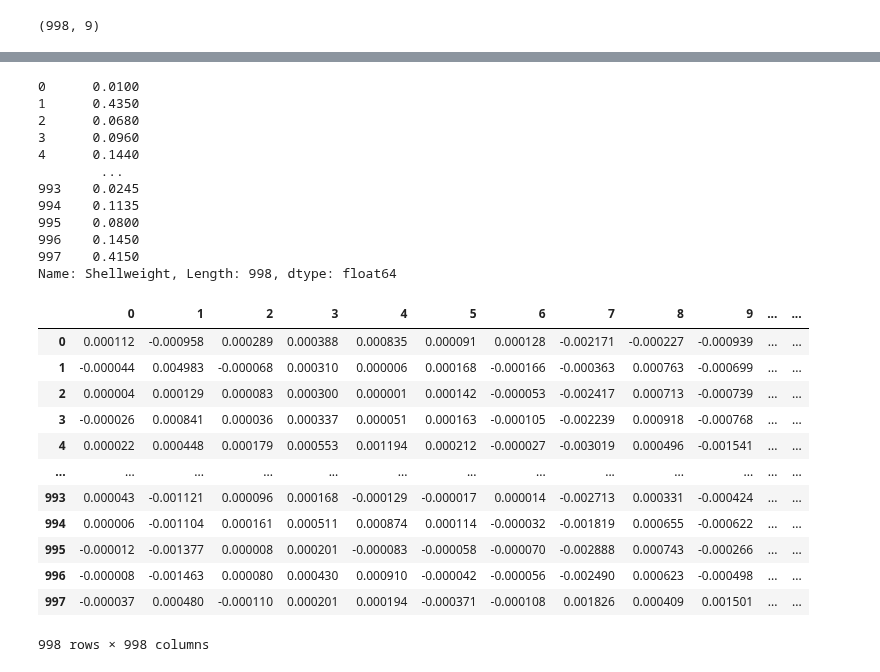
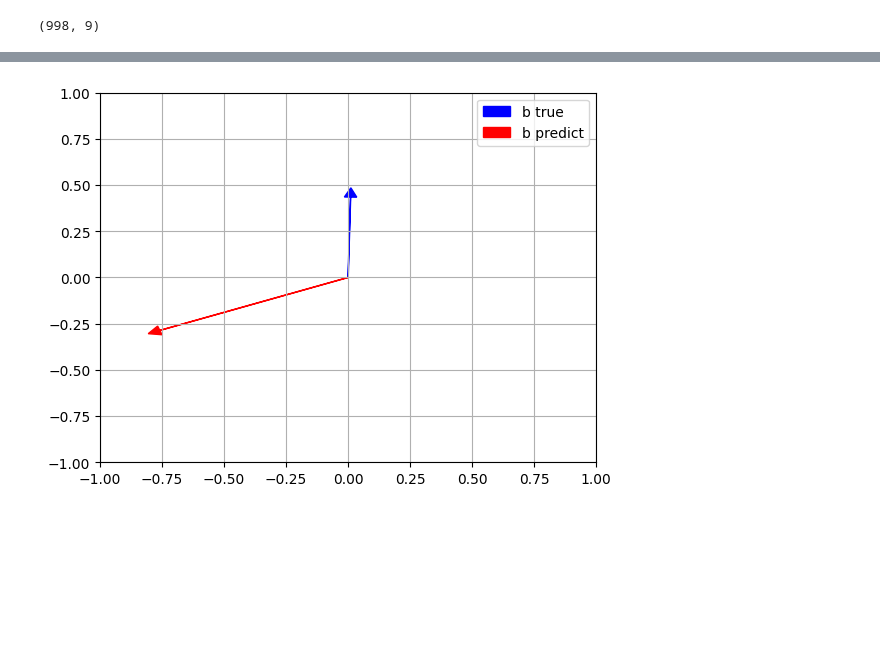
Before and after one commit to mantofer02/DataScienceBootcamp, a Jupyter notebook: FUNDATEC/MatemáticaDS/Tareas/3/Trabajo_Práctico_3_MCD.ipynb, the cells around one changed output, grey strips where cells are left out. Cells and saved outputs as stored; diff of their text form; code cells hidden in the pictures; blank space fills up the shorter version.

```diff
--- a/FUNDATEC/MatemáticaDS/Tareas/3/Trabajo_Práctico_3_MCD.ipynb
+++ b/FUNDATEC/MatemáticaDS/Tareas/3/Trabajo_Práctico_3_MCD.ipynb
@@ -222,5 +222,6 @@ df.shape
 # %%
 b = df['Shellweight']
 
-b
+b = b.to_numpy()
+b.shape
 # %% [output]
@@ -239,5 +229,6 @@ Name: Shellweight, Length: 998, dtype: float64
 # %%
 A = df.drop(df.columns[-1], axis=1)
 
-A
+A = A.to_numpy()
+A.shape
 # %% [output]
@@ -257,11 +236,9 @@ A
 # %%
 
 weight =  np.linalg.inv(np.matmul(A.T, A))
-weight = np.matmul(weight, A.T) * b
+weight = np.matmul(np.matmul(weight, A.T), b)
 
 b_predict = np.matmul(A, weight)
 
-print(A.shape)
-print(weight.shape)
-print(b.shape)
+b_predict.shape
 # %% [output]
@@ -296,34 +267,7 @@ def plot_vectors(a, b, x_lim=30, y_lim=30, label_a='vector a', label_b='vector b
 
   # Show the plot
   plt.show()
-# %%
-b
-# %% [output]
-0      0.0100
-1      0.4350
-2      0.0680
-3      0.0960
-4      0.1440
-        ...
-993    0.0245
-994    0.1135
-995    0.0800
-996    0.1450
-997    0.4150
-Name: Shellweight, Length: 998, dtype: float64
-# %%
-b_predict
-# %% [output]
-|  | 0 | 1 | 2 | 3 | 4 | 5 | 6 | 7 | 8 | 9 | ... | ... |
-| 0 | 0.000112 | -0.000958 | 0.000289 | 0.000388 | 0.000835 | 0.000091 | 0.000128 | -0.002171 | -0.000227 | -0.000939 | ... | ... |
-| 1 | -0.000044 | 0.004983 | -0.000068 | 0.000310 | 0.000006 | 0.000168 | -0.000166 | -0.000363 | 0.000763 | -0.000699 | ... | ... |
-| 2 | 0.000004 | 0.000129 | 0.000083 | 0.000300 | 0.000001 | 0.000142 | -0.000053 | -0.002417 | 0.000713 | -0.000739 | ... | ... |
-| 3 | -0.000026 | 0.000841 | 0.000036 | 0.000337 | 0.000051 | 0.000163 | -0.000105 | -0.002239 | 0.000918 | -0.000768 | ... | ... |
-| 4 | 0.000022 | 0.000448 | 0.000179 | 0.000553 | 0.001194 | 0.000212 | -0.000027 | -0.003019 | 0.000496 | -0.001541 | ... | ... |
-| ... | ... | ... | ... | ... | ... | ... | ... | ... | ... | ... | ... | ... |
-| 993 | 0.000043 | -0.001121 | 0.000096 | 0.000168 | -0.000129 | -0.000017 | 0.000014 | -0.002713 | 0.000331 | -0.000424 | ... | ... |
-| 994 | 0.000006 | -0.001104 | 0.000161 | 0.000511 | 0.000874 | 0.000114 | -0.000032 | -0.001819 | 0.000655 | -0.000622 | ... | ... |
-| 995 | -0.000012 | -0.001377 | 0.000008 | 0.000201 | -0.000083 | -0.000058 | -0.000070 | -0.002888 | 0.000743 | -0.000266 | ... | ... |
-| 996 | -0.000008 | -0.001463 | 0.000080 | 0.000430 | 0.000910 | -0.000042 | -0.000056 | -0.002490 | 0.000623 | -0.000498 | ... | ... |
-| 997 | -0.000037 | 0.000480 | -0.000110 | 0.000201 | 0.000194 | -0.000371 | -0.000108 | 0.001826 | 0.000409 | 0.001501 | ... | ... |
-998 rows × 998 columns
+# %%
+plot_vectors(b, b_predict, x_lim=1, y_lim=1, label_a="b true", label_b="b predict")
+# %% [output]
+[figure, added]
```
Also changed, not shown: parts of 3 cells of this notebook.
